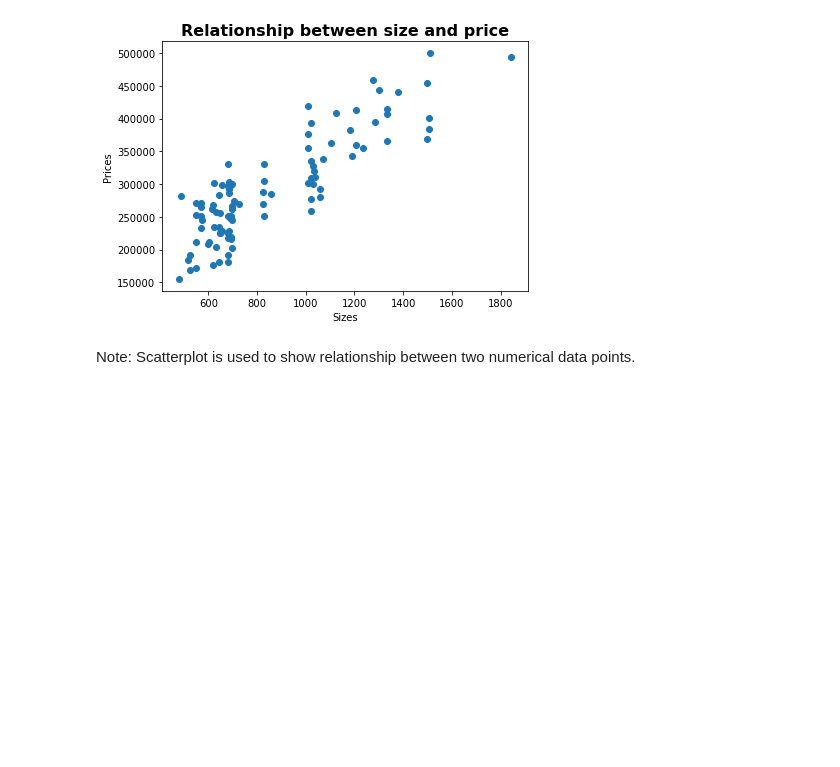
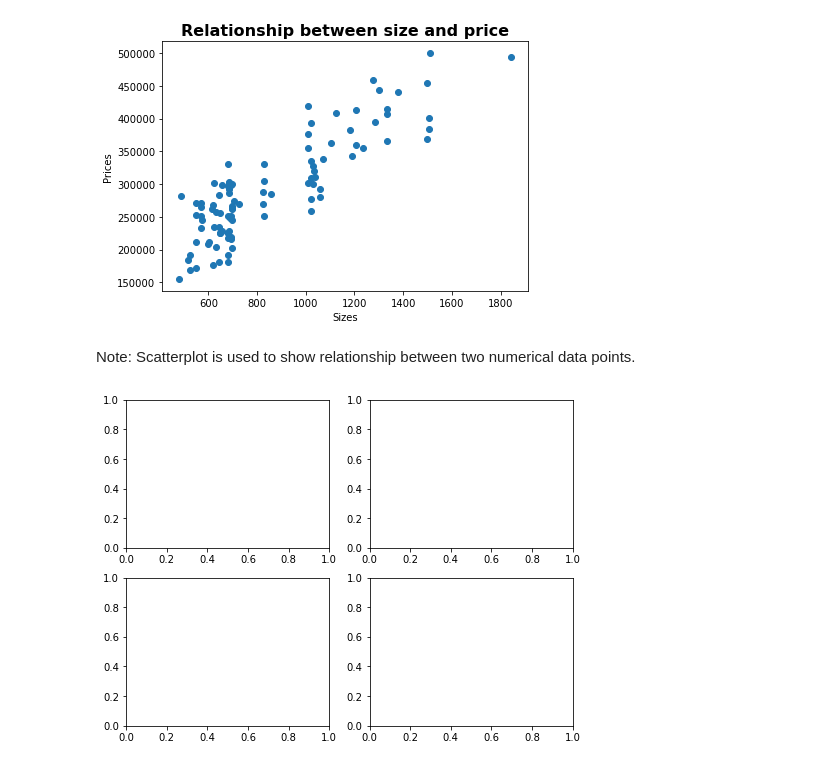
Before and after one commit to JudsonMorgan/Python-for-Data-Analyst, a Jupyter notebook: Data-visualization.ipynb, the cells around one changed output. Saved outputs shown, nothing was run; the diff lists cells and outputs as text; code cells hidden in the pictures; blank space fills up the shorter version.

```diff
--- a/Data-visualization.ipynb
+++ b/Data-visualization.ipynb
@@ -238,3 +238,10 @@ plt.show()
 [figure]
 # %% [markdown]
 Note: Scatterplot is used to show relationship between two numerical data points.
+# %%
+### Object oriented matplotlib
+
+fig , ((ax0, ax1), (ax2, ax3)) = plt.subplots(ncols=2, nrows = 2, figsize=(8,6))
+plt.show()
+# %% [output]
+[figure, added]
```
